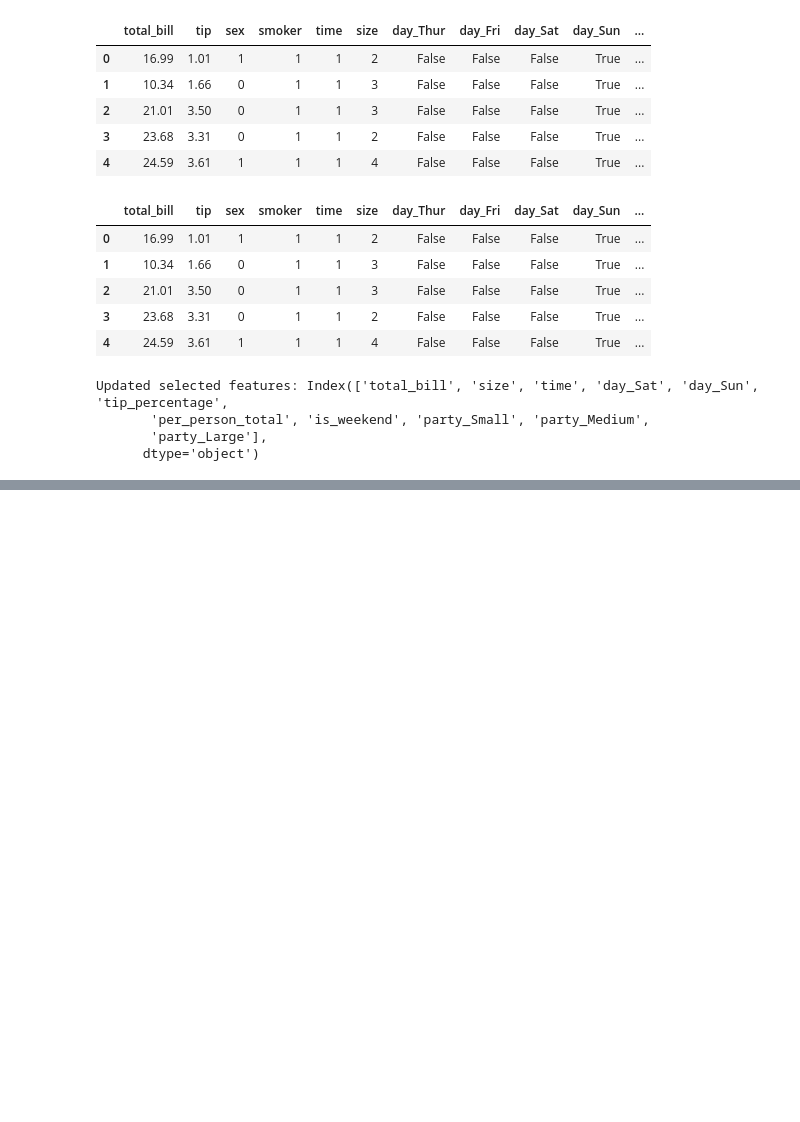
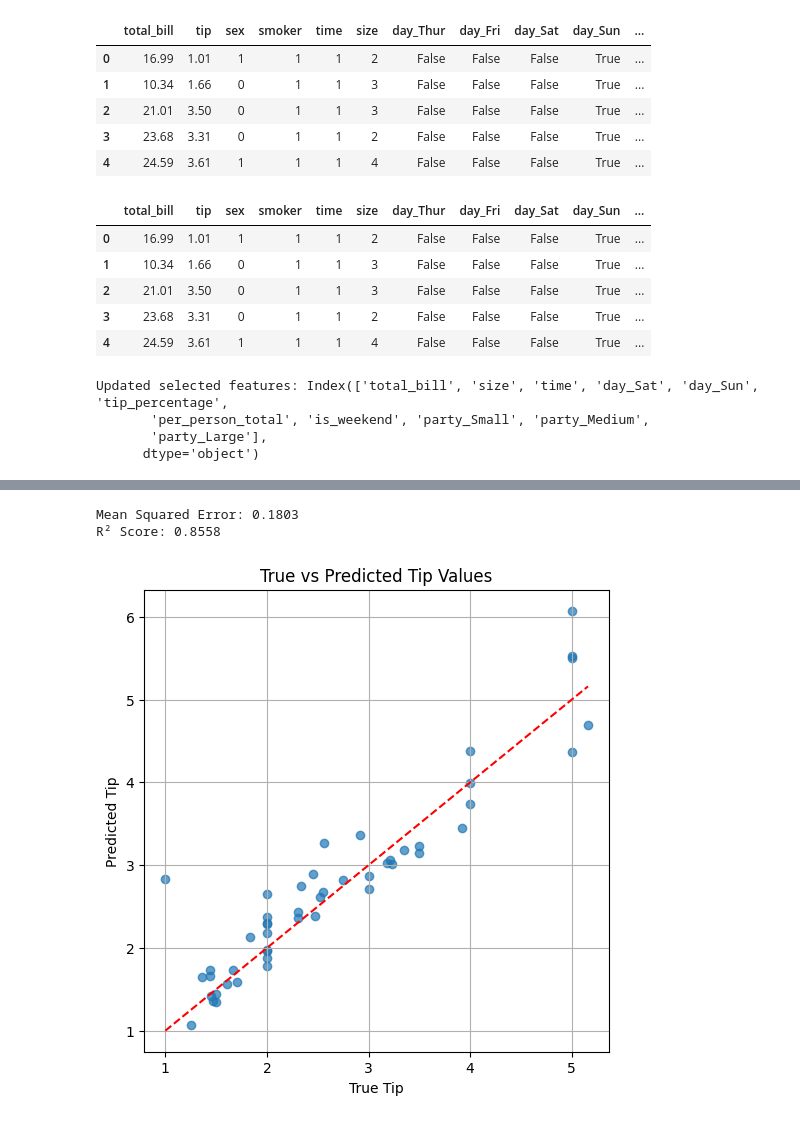
Before and after one commit to Sherinpour/ML-Projects, a Jupyter notebook: Predicting Tips Using Linear Regression/tips.ipynb, the cells around one changed output, grey strips where cells are left out. Saved outputs shown, nothing was run; the diff lists cells and outputs as text; code cells hidden in the pictures; blank space fills up the shorter version.

Commit message:
linear regression from scratch

```diff
--- a/Predicting Tips Using Linear Regression/tips.ipynb
+++ b/Predicting Tips Using Linear Regression/tips.ipynb
@@ -190,0 +218,25 @@ Updated selected features: Index(['total_bill', 'size', 'time', 'day_Sat', 'day_
+# %%
+from sklearn.preprocessing import StandardScaler
+from sklearn.model_selection import train_test_split
+
+# Fix possible zero-division
+tips_df = tips_df[tips_df['size'] != 0]
+
+# Use selected features
+X = tips_df[selected_features].values
+y = tips_df['tip'].values.reshape(-1, 1)
+
+# Scale X
+scaler = StandardScaler()
+X_scaled = scaler.fit_transform(X)
+
+# Train/test split
+x_train, x_test, y_train, y_test = train_test_split(X_scaled, y, test_size=0.2, random_state=42)
+
+# Train model
+reg = CustomLinearRegression()
+reg.fit(x_train, y_train)
+
+# Predict
+y_pred = reg.predict(x_test)
+print(y_pred)
@@ -190,0 +261,24 @@ Updated selected features: Index(['total_bill', 'size', 'time', 'day_Sat', 'day_
+# %%
+from sklearn.metrics import mean_squared_error, r2_score
+
+mse = mean_squared_error(y_test, y_pred)
+r2 = r2_score(y_test, y_pred)
+
+print(f"Mean Squared Error: {mse:.4f}")
+print(f"R² Score: {r2:.4f}")
+# %% [output]
+Mean Squared Error: 0.1803
+R² Score: 0.8558
+# %%
+import matplotlib.pyplot as plt
+
+plt.figure(figsize=(6, 6))
+plt.scatter(y_test, y_pred, alpha=0.7)
+plt.plot([y_test.min(), y_test.max()], [y_test.min(), y_test.max()], 'r--')
+plt.xlabel("True Tip")
+plt.ylabel("Predicted Tip")
+plt.title("True vs Predicted Tip Values")
+plt.grid(True)
+plt.show()
+# %% [output]
+[figure, added]
```
Also changed, not shown: parts of 8 cells of this notebook.
